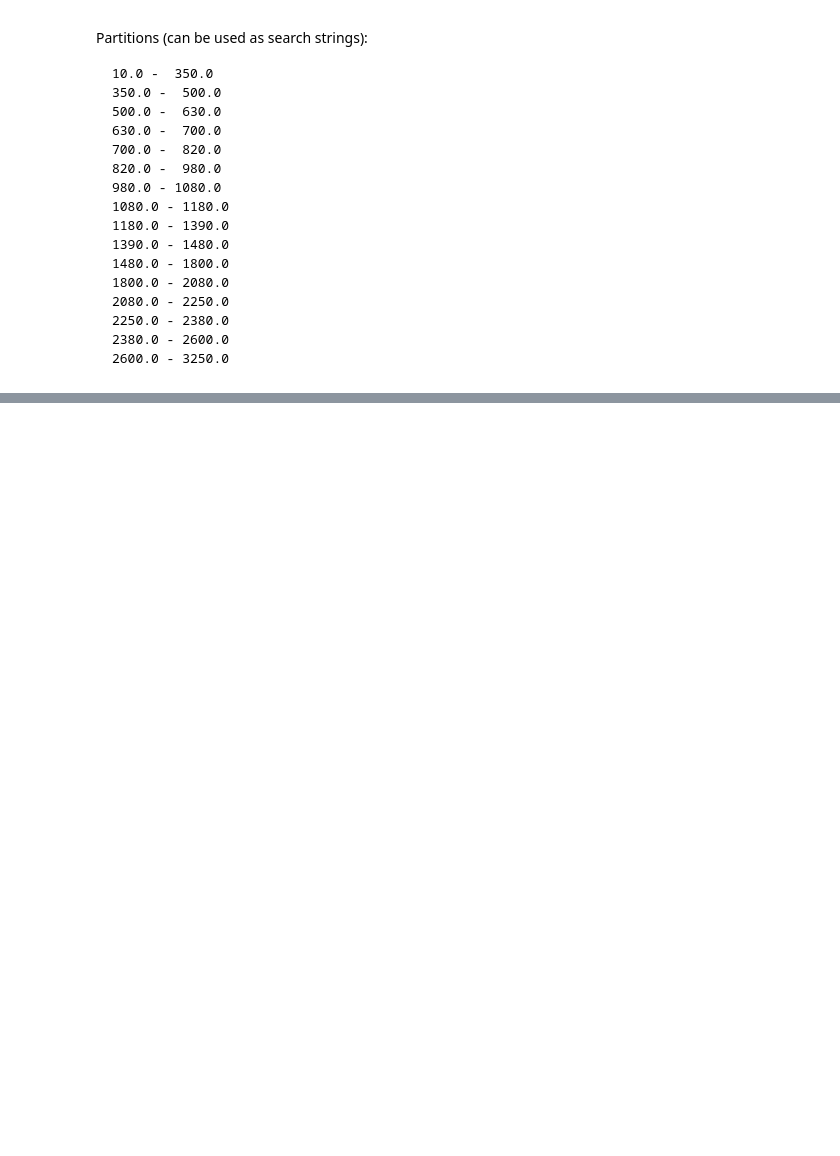
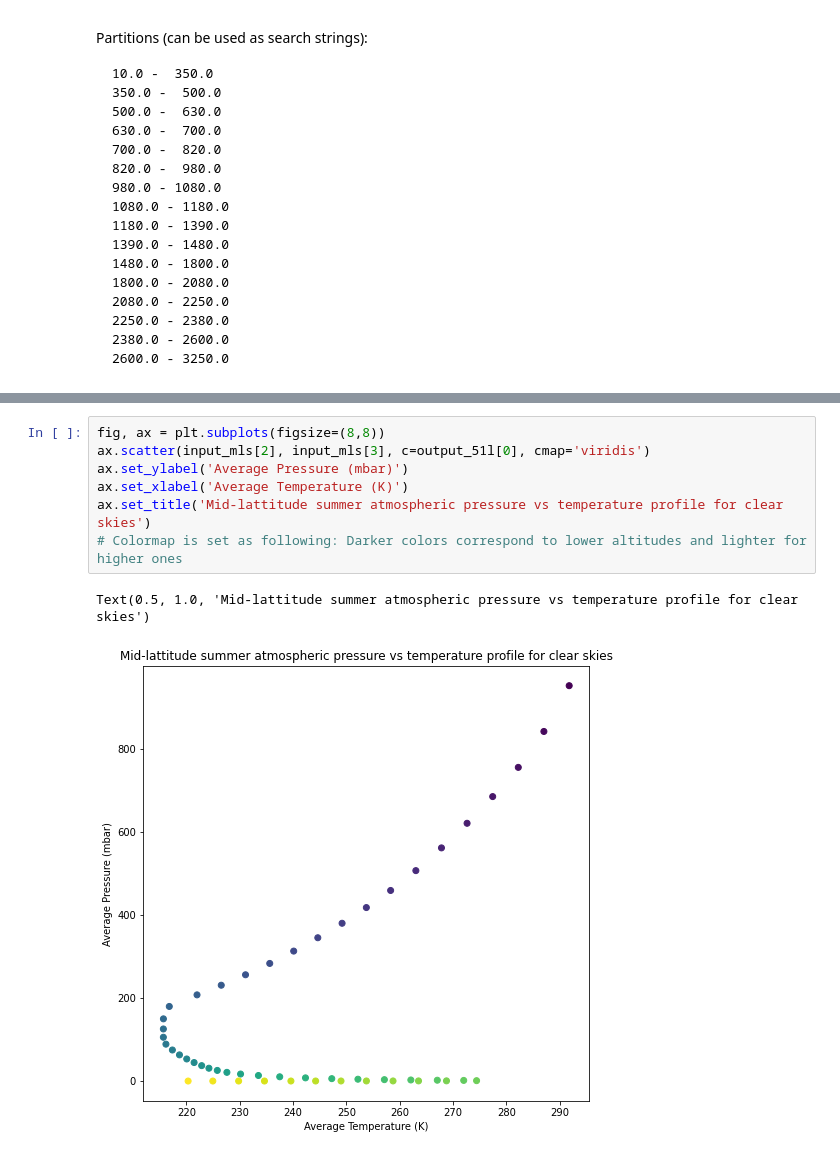
Before and after one commit to SennDegrare/RRTMG_LW_outputs, a Jupyter notebook: Longwave-rrtm-read.ipynb, the cells around one changed output, grey strips where cells are left out. Saved outputs shown, nothing was run; the diff lists cells and outputs as text; blank space fills up the shorter version.

```diff
--- a/Longwave-rrtm-read.ipynb
+++ b/Longwave-rrtm-read.ipynb
@@ -208,0 +166,10 @@ plt.show()
+# %%
+fig, ax = plt.subplots(figsize=(8,8))
+ax.scatter(input_mls[2], input_mls[3], c=output_51l[0], cmap='viridis')
+ax.set_ylabel('Average Pressure (mbar)')
+ax.set_xlabel('Average Temperature (K)')
+ax.set_title('Mid-lattitude summer atmospheric pressure vs temperature profile for clear skies')
+# Colormap is set as following: Darker colors correspond to lower altitudes and lighter for higher ones
+# %% [output]
+Text(0.5, 1.0, 'Mid-lattitude summer atmospheric pressure vs temperature profile for clear skies')
+[figure, added]
```
Also changed, not shown: parts of 27 cells of this notebook.
